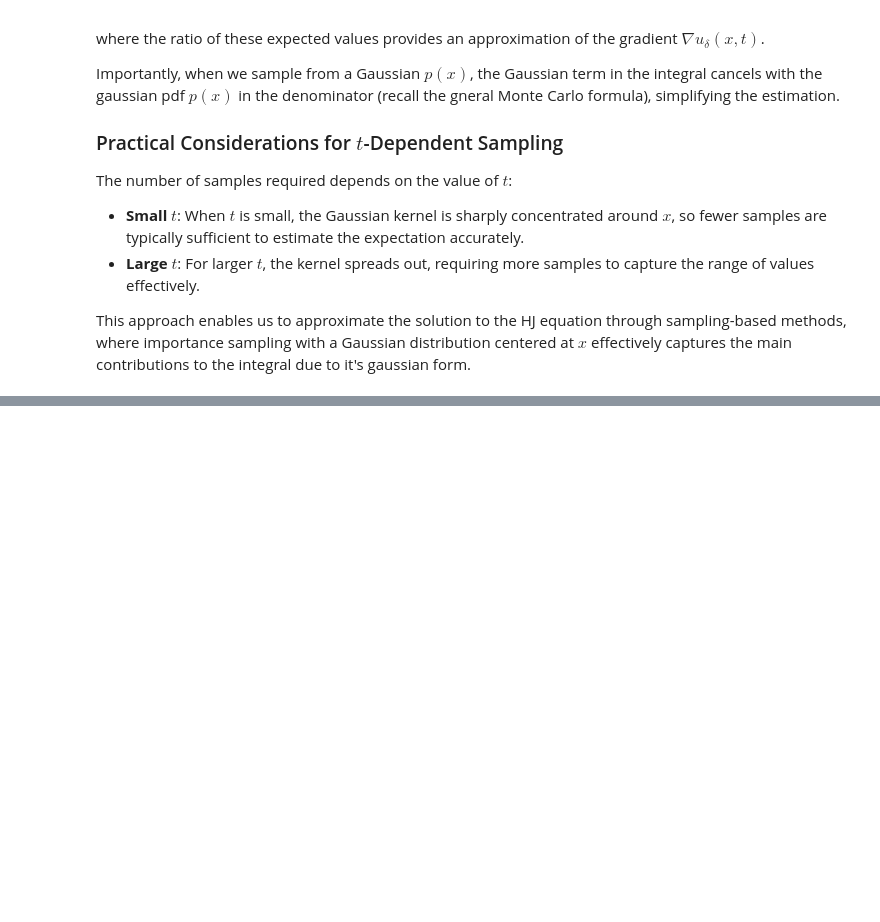
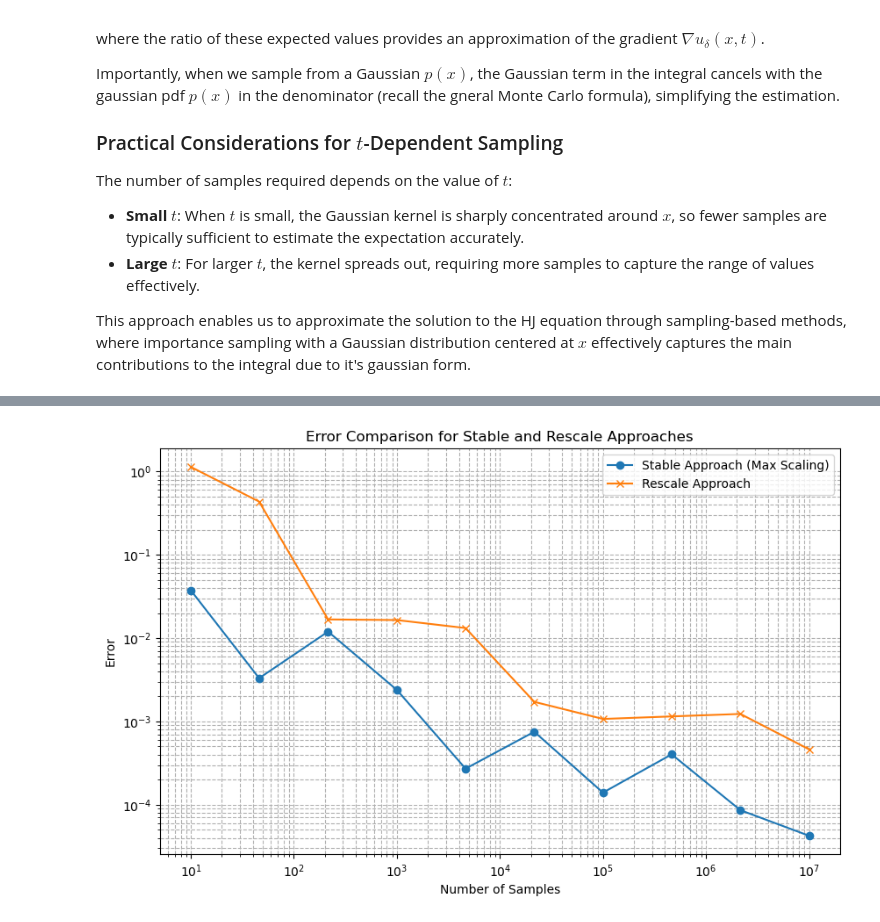
Before and after one commit to bryceshirley/hj-global-opt, a Jupyter notebook: monte_carlo_integration.ipynb, the cells around one changed output, grey strips where cells are left out. Saved outputs shown, nothing was run; the diff lists cells and outputs as text; code cells hidden in the pictures; blank space fills up the shorter version.

```diff
--- a/monte_carlo_integration.ipynb
+++ b/monte_carlo_integration.ipynb
@@ -424,0 +709,71 @@ This approach enables us to approximate the solution to the HJ equation through
+# %%
+# Re-import libraries due to state reset
+import numpy as np
+import matplotlib.pyplot as plt
+
+# Define the test quadratic function f(x)
+def f(x):
+    return (1 / 2) * x ** 2
+
+# Parameters
+delta = 0.01
+x_k = 0  # Test point for the quadratic function proximal
+t = 50
+standard_deviation = np.sqrt(delta * t)
+
+# Exact solution for the proximal operator of the quadratic function
+prox_xk_exact = x_k / (1 + t)
+
+# Define sample sizes for testing
+sample_sizes = np.logspace(1, 7, num=10, dtype=int)
+
+# Initialize lists to store errors
+errors_stable = []
+errors_rescale = []
+
+for num_samples in sample_sizes:
+    # Generate samples for max scaling stable approach
+    y_samples = np.random.normal(x_k, standard_deviation, num_samples)
+    exponents = -f(y_samples) / delta
+    max_exponent = np.max(exponents)
+    exp_values_stable = np.exp(exponents - max_exponent)
+    print(f"\n{num_samples} Samples")
+    print(f"mean maxscale={np.mean(exponents - max_exponent)}")
+    print(f'range = {np.max(exponents - max_exponent)-np.min(exponents - max_exponent)}')
+
+    # Monte Carlo estimation for stable approach
+    expectation_numerator_stable = np.sum(y_samples * exp_values_stable)
+    expectation_denominator_stable = np.sum(exp_values_stable)
+    prox_xk_stable = expectation_numerator_stable / expectation_denominator_stable
+    error_stable = np.abs(prox_xk_stable - prox_xk_exact)
+    errors_stable.append(error_stable)
+
+    # Generate samples for rescale approach
+    rescale = 0.01
+    standard_dev_rescale = np.sqrt(delta * t / rescale)
+    y_samples_rescale = np.random.normal(x_k, standard_dev_rescale, num_samples)
+    exponents_rescale = -rescale * f(y_samples_rescale) / delta
+    exp_values_rescale = np.exp(exponents_rescale)
+    print(f"mean rescale={np.mean(exponents_rescale)}")
+    print(f'range = {np.max(exponents_rescale)-np.min(exponents_rescale)}')
+
+    # Monte Carlo estimation for rescale approach
+    expectation_numerator_rescale = np.mean(y_samples_rescale * exp_values_rescale)
+    expectation_denominator_rescale = np.mean(exp_values_rescale)
+    prox_xk_rescale = expectation_numerator_rescale / expectation_denominator_rescale
+    error_rescale = np.abs(prox_xk_rescale - prox_xk_exact)
+    errors_rescale.append(error_rescale)
+
+# Plot the errors for both approaches
+plt.figure(figsize=(10, 6))
+plt.plot(sample_sizes, errors_stable, label='Stable Approach (Max Scaling)', marker='o')
+plt.plot(sample_sizes, errors_rescale, label='Rescale Approach', marker='x')
+plt.xscale('log')
+plt.yscale('log')
+plt.xlabel('Number of Samples')
+plt.ylabel('Error')
+plt.title('Error Comparison for Stable and Rescale Approaches')
+plt.legend()
+plt.grid(True, which="both", ls="--")
+plt.show()
+# %% [output]
@@ -424,0 +797 @@ This approach enables us to approximate the solution to the HJ equation through
+[figure, added]
```
Also changed, not shown: parts of 14 cells of this notebook, 1 other file.
